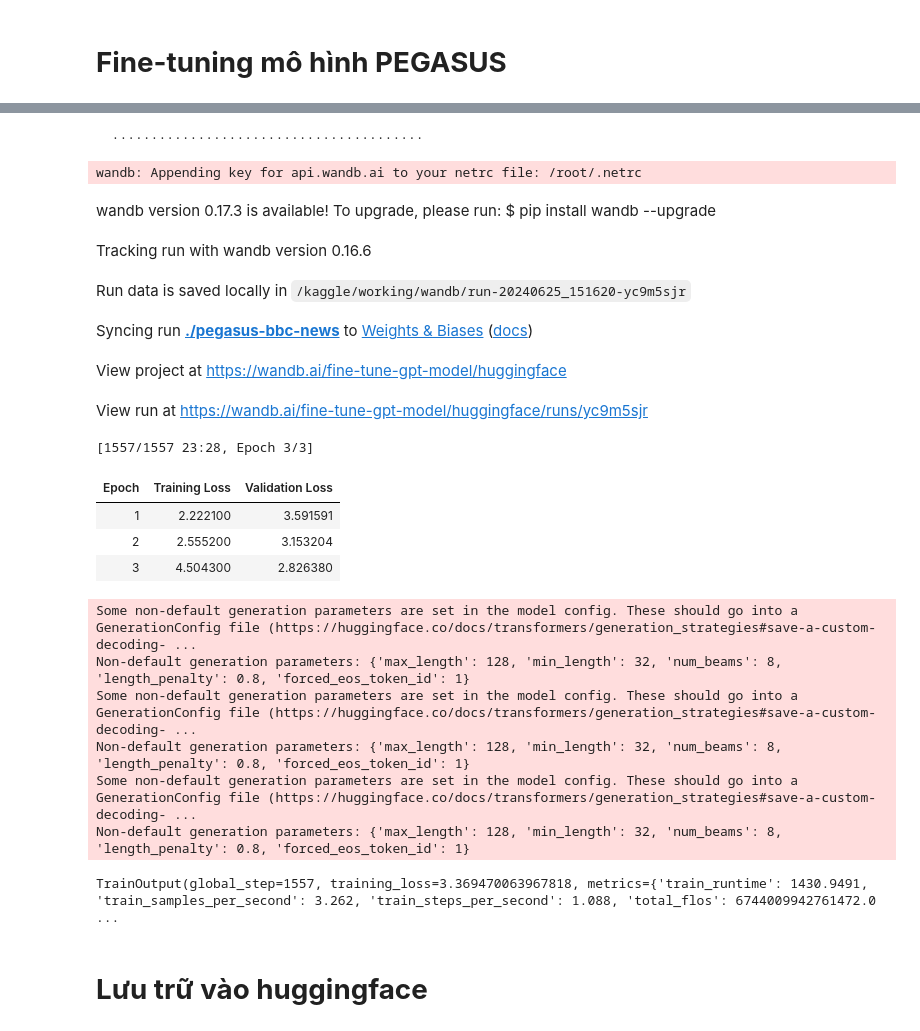
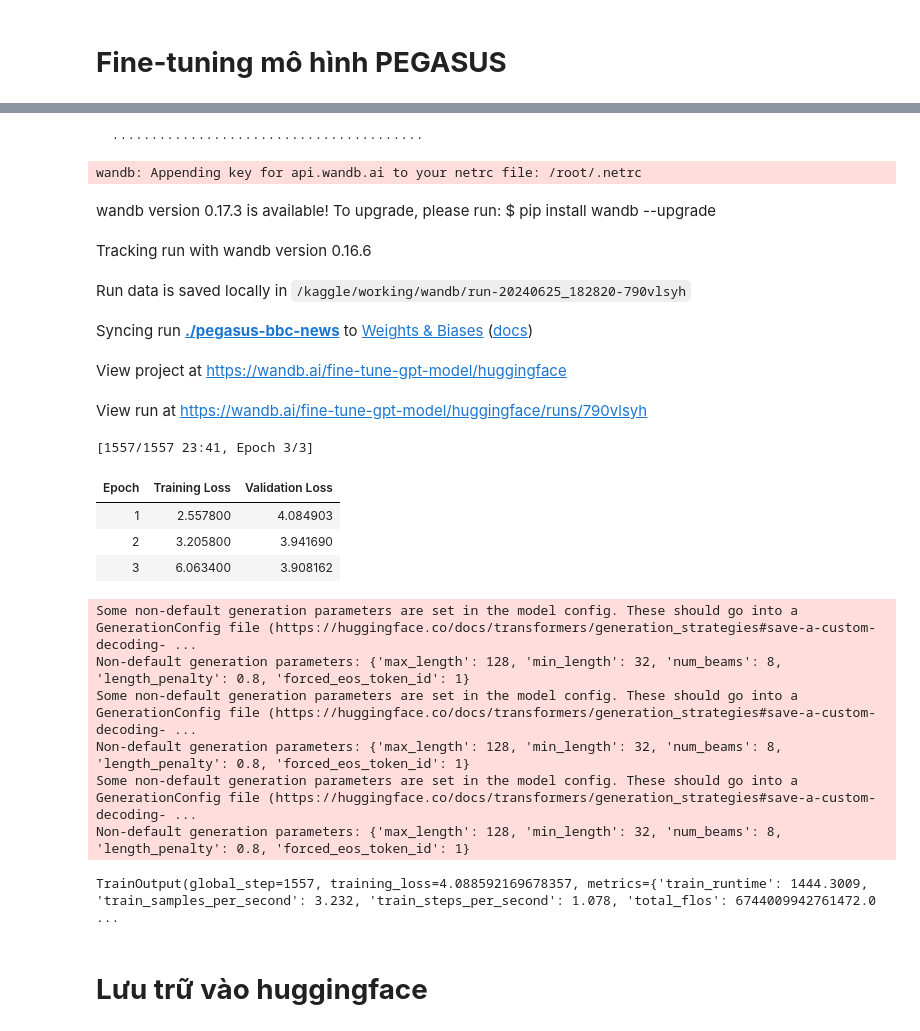
Before and after one commit to knhuvuong/pegasus-bbc-news, a Jupyter notebook: fine-tuning-pegasus-bbc-news.ipynb, the cells around one changed output, grey strips where cells are left out. Saved outputs shown, nothing was run; the diff lists cells and outputs as text; code cells hidden in the pictures.

Commit message:
Kaggle Notebook | fine-tuning-pegasus-bbc-news | Version 5

```diff
--- a/fine-tuning-pegasus-bbc-news.ipynb
+++ b/fine-tuning-pegasus-bbc-news.ipynb
@@ -119,7 +119,7 @@ from datasets import Dataset
 training_args = Seq2SeqTrainingArguments(
     output_dir="./pegasus-bbc-news",
     evaluation_strategy="epoch",
-    learning_rate=1e-5,
+    learning_rate=2e-6,
     per_device_train_batch_size=3,
     per_device_eval_batch_size=3,
     weight_decay=0.01,
@@ -148,27 +148,27 @@ trainer.train()
 wandb: WARNING The `run_name` is currently set to the same value as `TrainingArguments.output_dir`. If this was not intended, please specify a different run name by setting the `TrainingArguments.run_ ...
 wandb: Logging into wandb.ai. (Learn how to deploy a W&B server locally: https://wandb.me/wandb-server)
 wandb: You can find your API key in your browser here: https://wandb.ai/authorize
 wandb: Paste an API key from your profile and hit enter, or press ctrl+c to quit:
   ········································
 wandb: Appending key for api.wandb.ai to your netrc file: /root/.netrc
 wandb version 0.17.3 is available! To upgrade, please run: $ pip install wandb --upgrade
 Tracking run with wandb version 0.16.6
-Run data is saved locally in /kaggle/working/wandb/run-20240625_151620-yc9m5sjr
+Run data is saved locally in /kaggle/working/wandb/run-20240625_182820-790vlsyh
 Syncing run ./pegasus-bbc-news to Weights & Biases (docs)
 View project at https://wandb.ai/fine-tune-gpt-model/huggingface
-View run at https://wandb.ai/fine-tune-gpt-model/huggingface/runs/yc9m5sjr
+View run at https://wandb.ai/fine-tune-gpt-model/huggingface/runs/790vlsyh
-[1557/1557 23:28, Epoch 3/3]
+[1557/1557 23:41, Epoch 3/3]
 | Epoch | Training Loss | Validation Loss |
-| 1 | 2.222100 | 3.591591 |
-| 2 | 2.555200 | 3.153204 |
-| 3 | 4.504300 | 2.826380 |
+| 1 | 2.557800 | 4.084903 |
+| 2 | 3.205800 | 3.941690 |
+| 3 | 6.063400 | 3.908162 |
 Some non-default generation parameters are set in the model config. These should go into a GenerationConfig file (https://huggingface.co/docs/transformers/generation_strategies#save-a-custom-decoding- ...
 Non-default generation parameters: {'max_length': 128, 'min_length': 32, 'num_beams': 8, 'length_penalty': 0.8, 'forced_eos_token_id': 1}
 Some non-default generation parameters are set in the model config. These should go into a GenerationConfig file (https://huggingface.co/docs/transformers/generation_strategies#save-a-custom-decoding- ...
 Non-default generation parameters: {'max_length': 128, 'min_length': 32, 'num_beams': 8, 'length_penalty': 0.8, 'forced_eos_token_id': 1}
 Some non-default generation parameters are set in the model config. These should go into a GenerationConfig file (https://huggingface.co/docs/transformers/generation_strategies#save-a-custom-decoding- ...
 Non-default generation parameters: {'max_length': 128, 'min_length': 32, 'num_beams': 8, 'length_penalty': 0.8, 'forced_eos_token_id': 1}
-TrainOutput(global_step=1557, training_loss=3.369470063967818, metrics={'train_runtime': 1430.9491, 'train_samples_per_second': 3.262, 'train_steps_per_second': 1.088, 'total_flos': 6744009942761472.0 ...
+TrainOutput(global_step=1557, training_loss=4.088592169678357, metrics={'train_runtime': 1444.3009, 'train_samples_per_second': 3.232, 'train_steps_per_second': 1.078, 'total_flos': 6744009942761472.0 ...
 # %% [markdown]
 # **Lưu trữ vào huggingface**
 # %%
```
Also changed, not shown: parts of 6 cells of this notebook.
